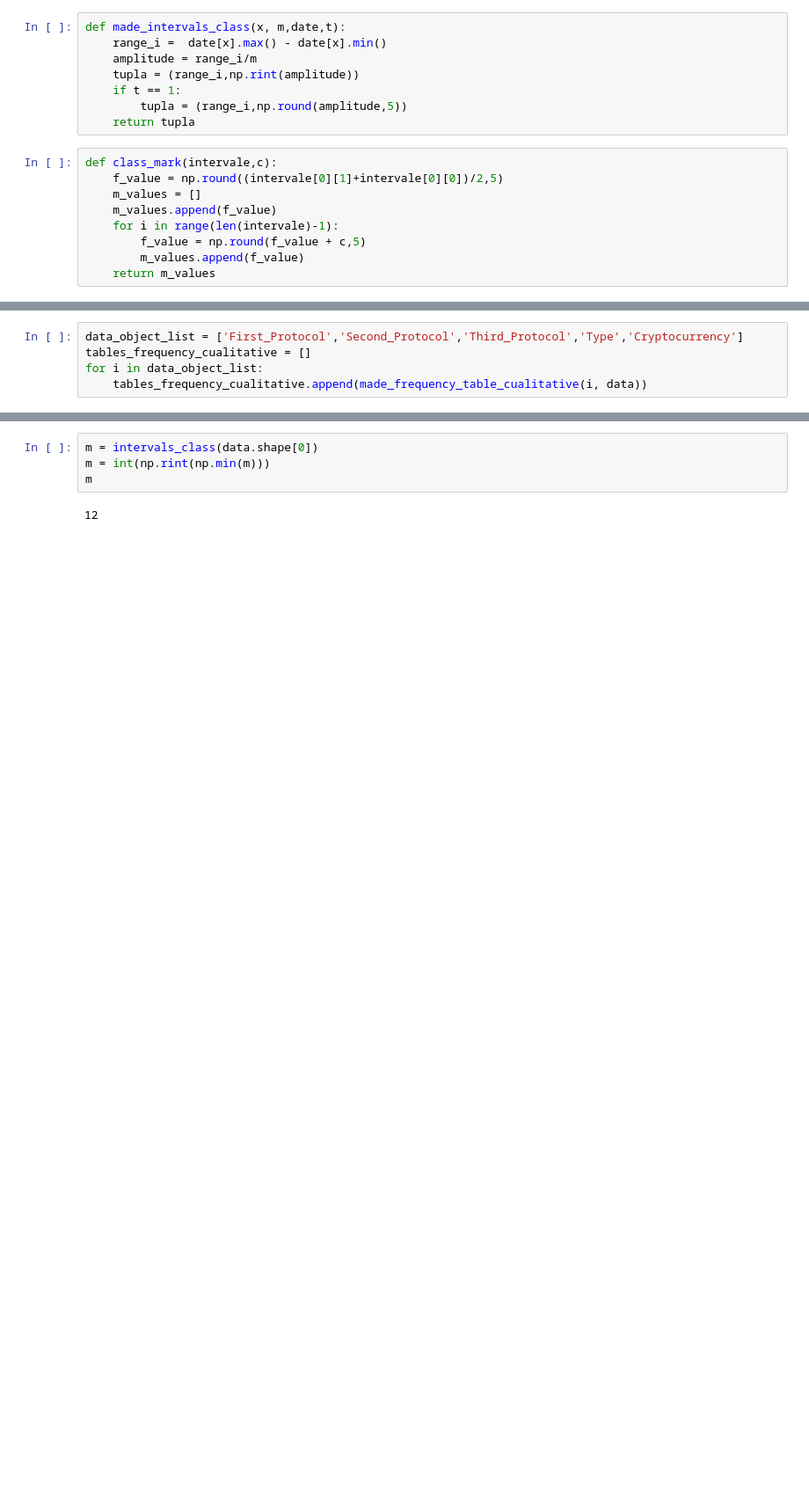
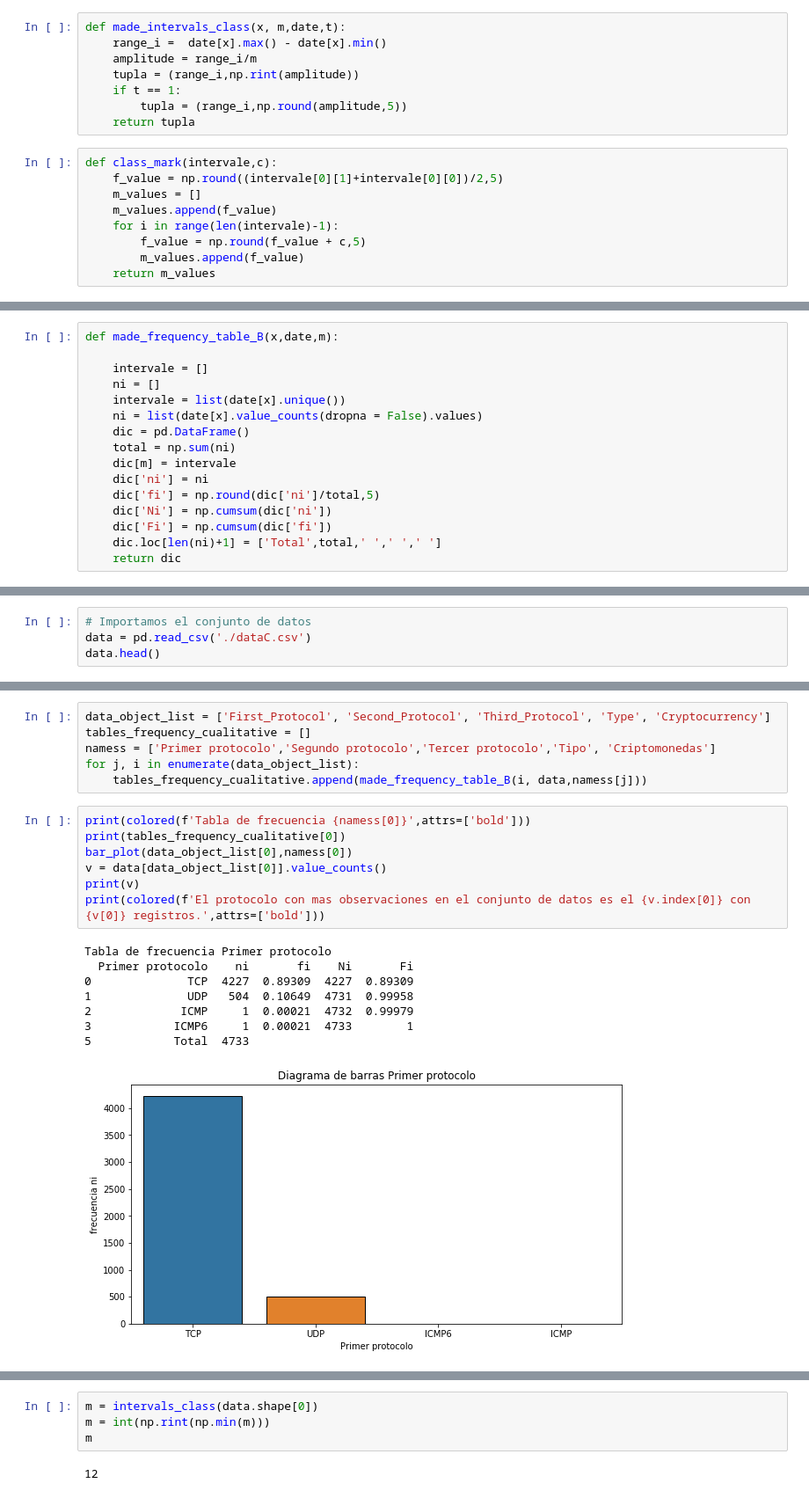
Before and after one commit to Kaiziferr/-Miner_Detector, a Jupyter notebook: PDG/1. Univariate_Analysis_Time.ipynb, the cells around one changed output, grey strips where cells are left out. Shown: that part at 88% size. Saved outputs shown, nothing was run; the diff lists cells and outputs as text; blank space fills up the shorter version.

```diff
--- a/PDG/1. Univariate_Analysis_Time.ipynb
+++ b/PDG/1. Univariate_Analysis_Time.ipynb
@@ -298,5 +57,0 @@ for i in data_numeric_float:
-# %%
-data_object_list = ['First_Protocol','Second_Protocol','Third_Protocol','Type','Cryptocurrency']
-tables_frequency_cualitative = []
-for i in data_object_list:
-    tables_frequency_cualitative.append(made_frequency_table_cualitative(i, data))
@@ -410,0 +94,16 @@ La criptomoneda con mas registros es Etherium
+# %%
+def made_frequency_table_B(x,date,m):
+
+    intervale = []
+    ni = []
+    intervale = list(date[x].unique())
+    ni = list(date[x].value_counts(dropna = False).values)
+    dic = pd.DataFrame()
+    total = np.sum(ni)
+    dic[m] = intervale
+    dic['ni'] = ni
+    dic['fi'] = np.round(dic['ni']/total,5)
+    dic['Ni'] = np.cumsum(dic['ni'])
+    dic['Fi'] = np.cumsum(dic['fi'])
+    dic.loc[len(ni)+1] = ['Total',total,' ',' ',' ']
+    return dic
@@ -410,0 +145,4 @@ La criptomoneda con mas registros es Etherium
+# %%
+# Importamos el conjunto de datos
+data = pd.read_csv('./dataC.csv')
+data.head()
@@ -410,0 +301,22 @@ La criptomoneda con mas registros es Etherium
+# %%
+data_object_list = ['First_Protocol', 'Second_Protocol', 'Third_Protocol', 'Type', 'Cryptocurrency']
+tables_frequency_cualitative = []
+namess = ['Primer protocolo','Segundo protocolo','Tercer protocolo','Tipo', 'Criptomonedas']
+for j, i in enumerate(data_object_list):
+    tables_frequency_cualitative.append(made_frequency_table_B(i, data,namess[j]))
+# %%
+print(colored(f'Tabla de frecuencia {namess[0]}',attrs=['bold']))
+print(tables_frequency_cualitative[0])
+bar_plot(data_object_list[0],namess[0])
+v = data[data_object_list[0]].value_counts()
+print(v)
+print(colored(f'El protocolo con mas observaciones en el conjunto de datos es el {v.index[0]} con {v[0]} registros.',attrs=['bold']))
+# %% [output]
+Tabla de frecuencia Primer protocolo
+  Primer protocolo    ni       fi    Ni       Fi
+0              TCP  4227  0.89309  4227  0.89309
+1              UDP   504  0.10649  4731  0.99958
+2             ICMP     1  0.00021  4732  0.99979
+3            ICMP6     1  0.00021  4733        1
+5            Total  4733
+[figure, added]
```
Also changed, not shown: parts of 91 cells of this notebook, 5 other files.
